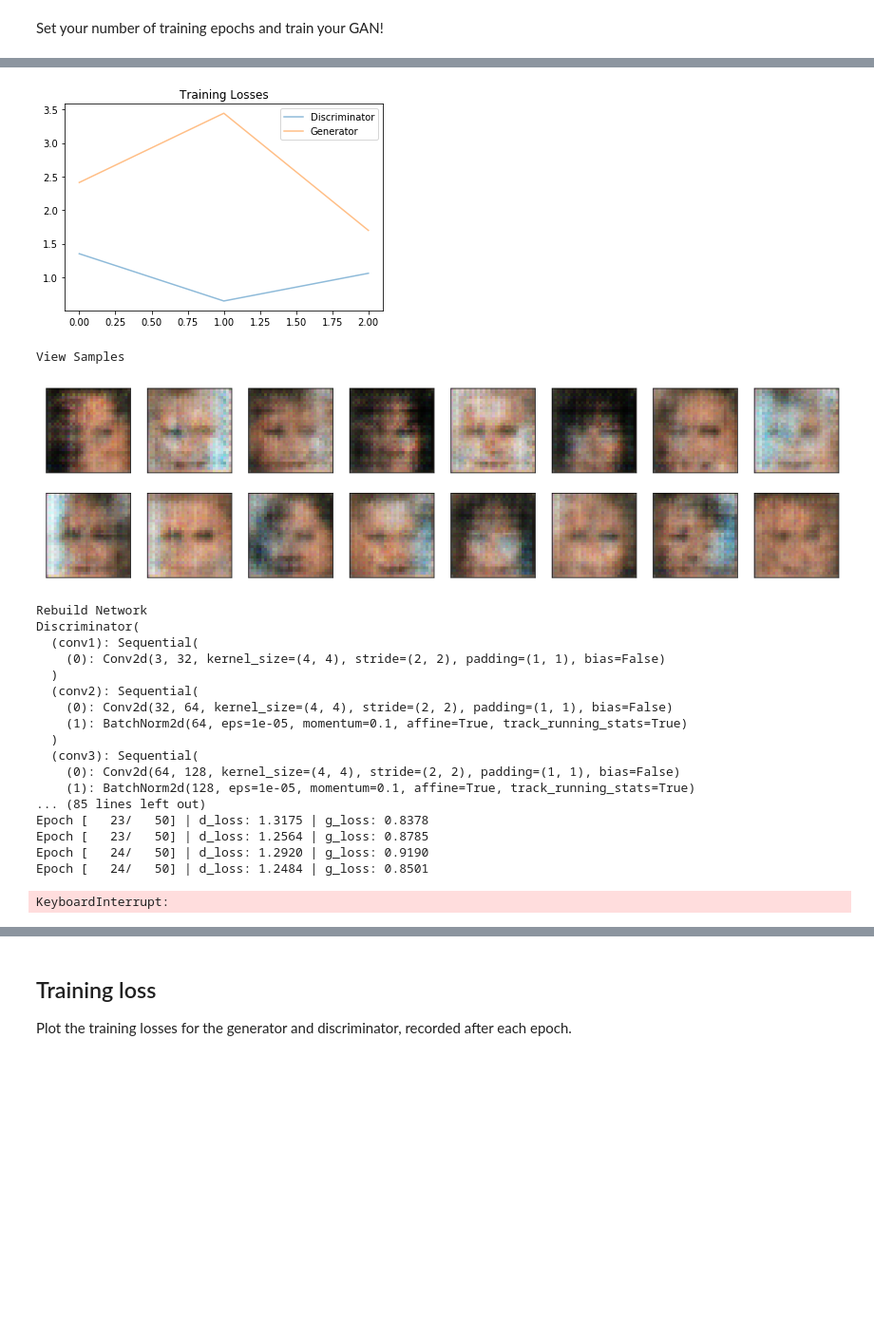
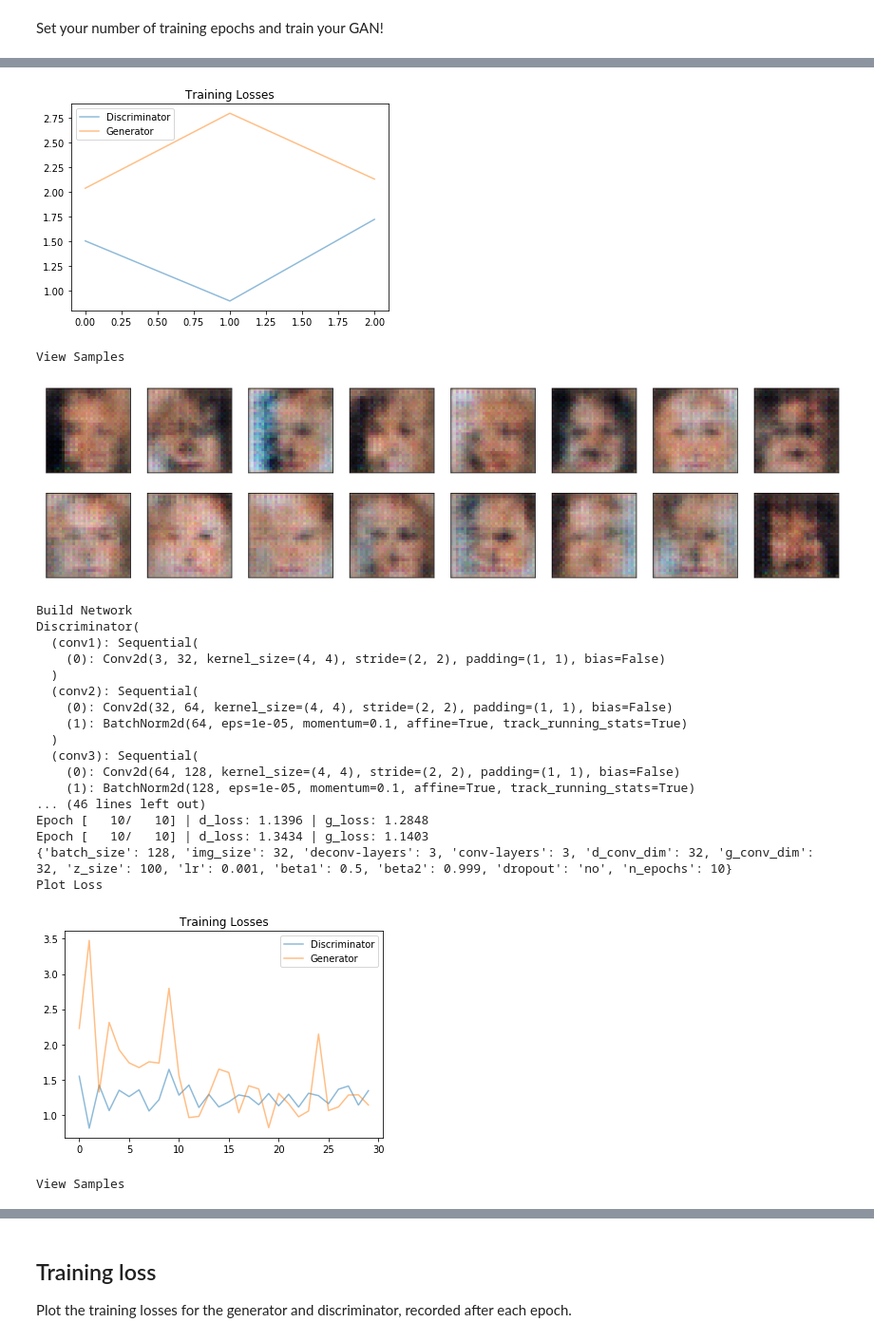
Before and after one commit to ddhartma/Face-Generation-with-DCGANs, a Jupyter notebook: dlnd_face_generation.ipynb, the cells around one changed output, grey strips where cells are left out. Shown at 95% size. Drawn from its saved outputs; the diff is of its cells as text; code cells hidden in the pictures; blank space fills up the shorter version.

```diff
--- a/dlnd_face_generation.ipynb
+++ b/dlnd_face_generation.ipynb
@@ -692,7 +692,7 @@ def train(D, G, index, n_epochs, print_every=50):
 Set your number of training epochs and train your GAN!
 # %%
 # set number of epochs
-number_epochs = [1, 50, 100, 500]
+number_epochs = [1, 10, 50, 100, 500]
 
 """
 DON'T MODIFY ANYTHING IN THIS CELL
@@ -705,6 +705,8 @@ for index, num_epochs in enumerate(number_epochs):
     # Build network
     print('Build Network')
     D, G = build_network(d_conv_dim, g_conv_dim, z_size)
+
+    # Reset optimizer
     d_optimizer, g_optimizer = optimizer()
 
     # Calculate losses
@@ -721,9 +735,9 @@ Epoch [    1/    1] | d_loss: 1.0577 | g_loss: 1.6973
 {'batch_size': 128, 'img_size': 32, 'deconv-layers': 3, 'conv-layers': 3, 'd_conv_dim': 32, 'g_conv_dim': 32, 'z_size': 100, 'lr': 0.001, 'beta1': 0.5, 'beta2': 0.999, 'dropout': 'no', 'n_epochs': 1}
 Plot Loss
-[figure, old version]
+[figure, new version]
 View Samples
-[figure, old version]
+[figure, new version]
-Rebuild Network
+Build Network
 Discriminator(
   (conv1): Sequential(
     (0): Conv2d(3, 32, kernel_size=(4, 4), stride=(2, 2), padding=(1, 1), bias=False)
@@ -735,9 +749,10 @@ Discriminator(
   (conv3): Sequential(
     (0): Conv2d(64, 128, kernel_size=(4, 4), stride=(2, 2), padding=(1, 1), bias=False)
     (1): BatchNorm2d(128, eps=1e-05, momentum=0.1, affine=True, track_running_stats=True)
-... (85 lines left out)
-Epoch [   23/   50] | d_loss: 1.3175 | g_loss: 0.8378
-Epoch [   23/   50] | d_loss: 1.2564 | g_loss: 0.8785
-Epoch [   24/   50] | d_loss: 1.2920 | g_loss: 0.9190
-Epoch [   24/   50] | d_loss: 1.2484 | g_loss: 0.8501
+... (46 lines left out)
+Epoch [   10/   10] | d_loss: 1.1396 | g_loss: 1.2848
+Epoch [   10/   10] | d_loss: 1.3434 | g_loss: 1.1403
+{'batch_size': 128, 'img_size': 32, 'deconv-layers': 3, 'conv-layers': 3, 'd_conv_dim': 32, 'g_conv_dim': 32, 'z_size': 100, 'lr': 0.001, 'beta1': 0.5, 'beta2': 0.999, 'dropout': 'no', 'n_epochs': 10}
+Plot Loss
+[figure, added]
-KeyboardInterrupt:
+View Samples
```
Also changed, not shown: parts of 5 cells of this notebook.
